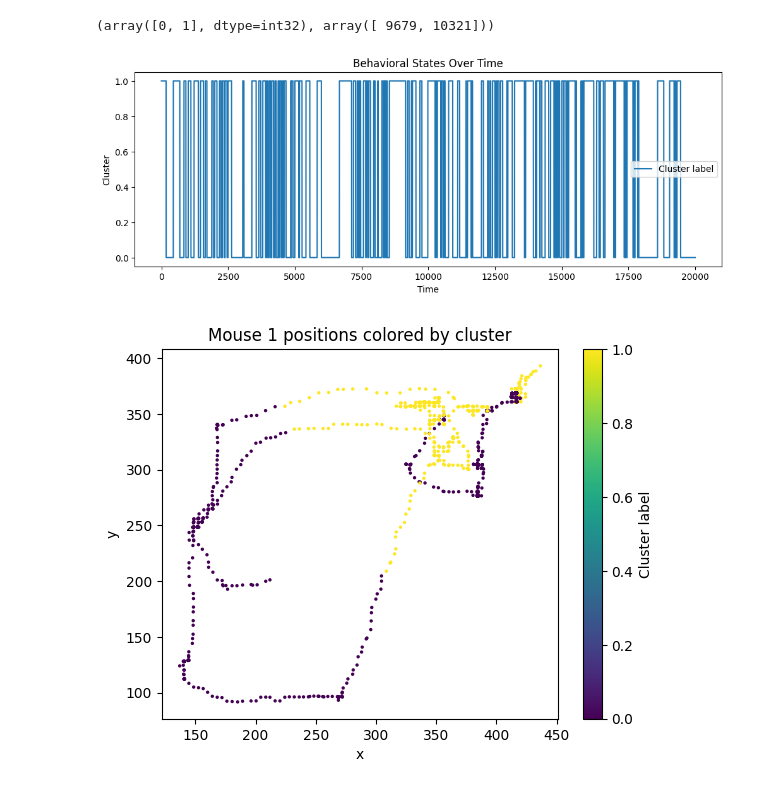
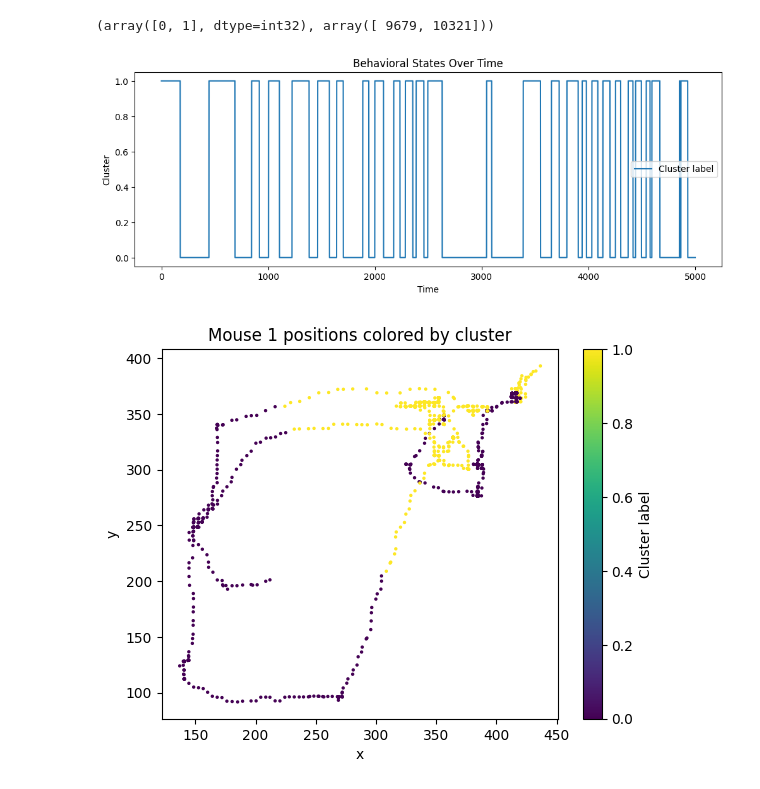
Before and after one commit to BrianNGitahi/NRI, a Jupyter notebook: Bare_Bones_Models.ipynb, the cells around one changed output. Saved outputs shown, nothing was run; the diff lists cells and outputs as text; code cells hidden in the pictures.

```diff
--- a/Bare_Bones_Models.ipynb
+++ b/Bare_Bones_Models.ipynb
@@ -195,14 +195,14 @@ np.unique(labels, return_counts=True)
 # %%
 # visualise the clusters
 plt.figure(figsize=(12, 4))
-plt.plot(labels, label='Cluster label')
+plt.plot(labels[:5000], label='Cluster label')
 plt.xlabel('Time')
 plt.ylabel('Cluster')
 plt.title('Behavioral States Over Time')
 plt.legend()
 plt.show()
 # %% [output]
-[figure, old version]
+[figure, new version]
 # %%
 # Mouse 1 locations coloured with interaction cluster label
 # number of points to show
```
Also changed, not shown: parts of 1 cell of this notebook, 2 other files.
